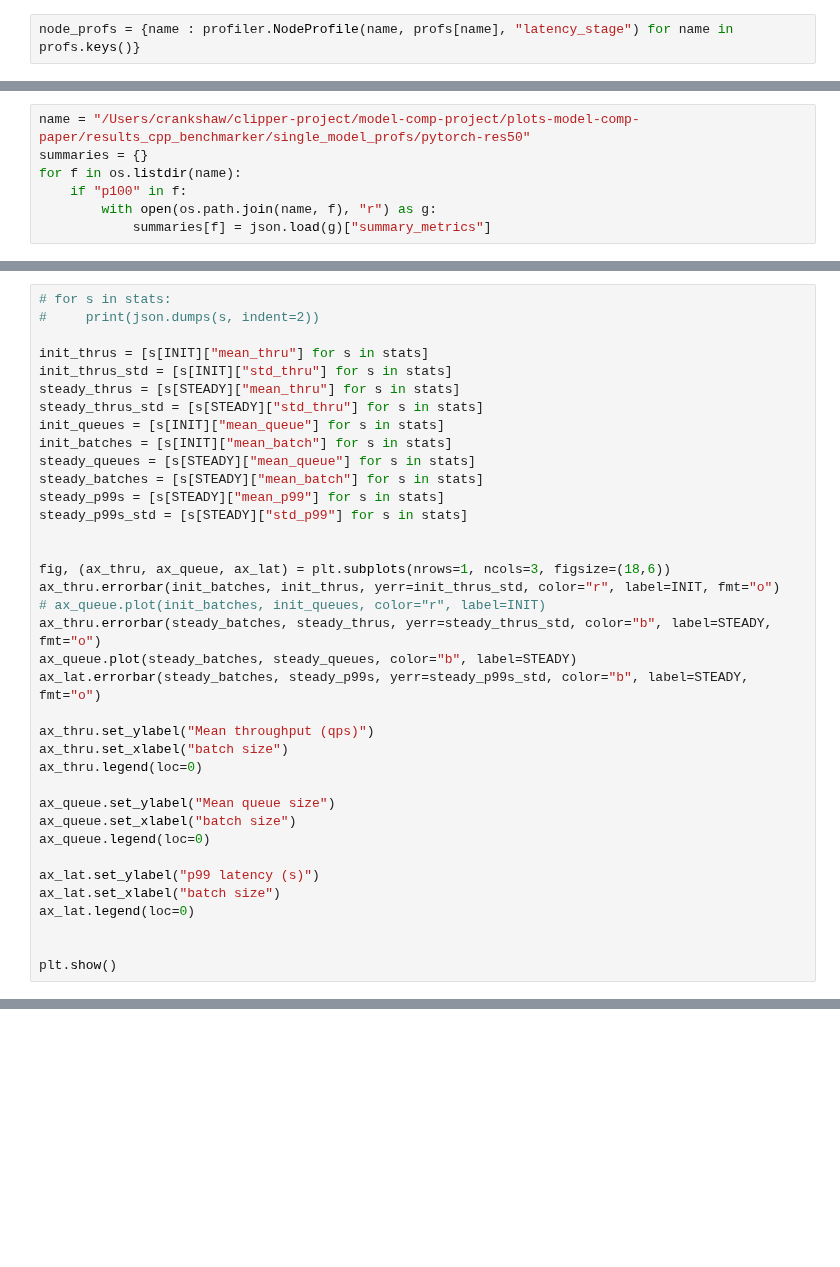
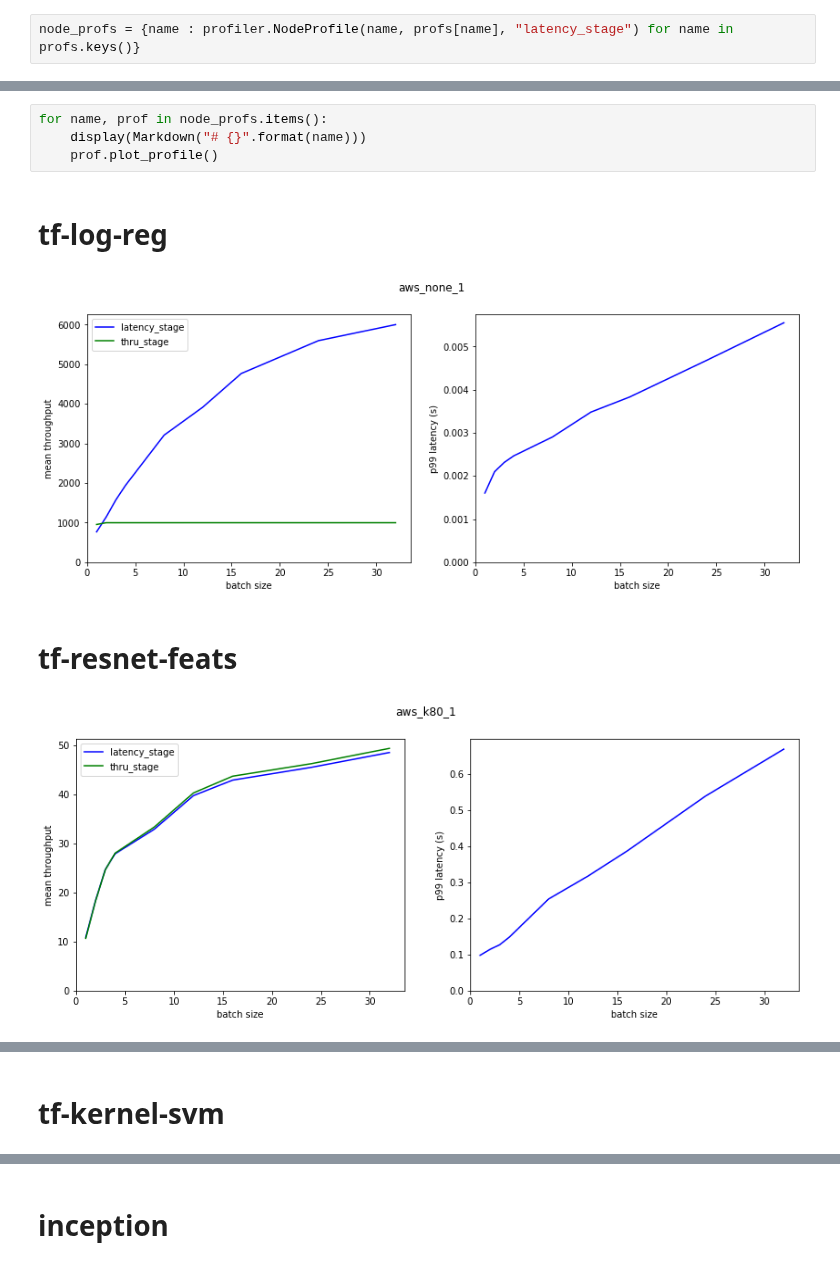
Before and after one commit to dcrankshaw/plots-model-comp-paper, a Jupyter notebook: optimizer/cpp_profiler_plots.ipynb, the cells around one changed output, grey strips where cells are left out. Drawn from its saved outputs; the diff is of its cells as text; blank space fills up the shorter version.

Commit message:
new profiler plots

```diff
--- a/optimizer/cpp_profiler_plots.ipynb
+++ b/optimizer/cpp_profiler_plots.ipynb
@@ -30,7 +20,0 @@ node_profs["res50"].plot_profile()
-# %%
-name = "/Users/crankshaw/clipper-project/model-comp-project/plots-model-comp-paper/results_cpp_benchmarker/single_model_profs/pytorch-res50"
-summaries = {}
-for f in os.listdir(name):
-    if "p100" in f:
-        with open(os.path.join(name, f), "r") as g:
-            summaries[f] = json.load(g)["summary_metrics"]
@@ -125,37 +21,9 @@ for run in all_runs:
-# %%
-# for s in stats:
-#     print(json.dumps(s, indent=2))
-
-init_thrus = [s[INIT]["mean_thru"] for s in stats]
-init_thrus_std = [s[INIT]["std_thru"] for s in stats]
-steady_thrus = [s[STEADY]["mean_thru"] for s in stats]
-steady_thrus_std = [s[STEADY]["std_thru"] for s in stats]
-init_queues = [s[INIT]["mean_queue"] for s in stats]
-init_batches = [s[INIT]["mean_batch"] for s in stats]
-steady_queues = [s[STEADY]["mean_queue"] for s in stats]
-steady_batches = [s[STEADY]["mean_batch"] for s in stats]
-steady_p99s = [s[STEADY]["mean_p99"] for s in stats]
-steady_p99s_std = [s[STEADY]["std_p99"] for s in stats]
-
-
-fig, (ax_thru, ax_queue, ax_lat) = plt.subplots(nrows=1, ncols=3, figsize=(18,6))
-ax_thru.errorbar(init_batches, init_thrus, yerr=init_thrus_std, color="r", label=INIT, fmt="o")
-# ax_queue.plot(init_batches, init_queues, color="r", label=INIT)
-ax_thru.errorbar(steady_batches, steady_thrus, yerr=steady_thrus_std, color="b", label=STEADY, fmt="o")
-ax_queue.plot(steady_batches, steady_queues, color="b", label=STEADY)
-ax_lat.errorbar(steady_batches, steady_p99s, yerr=steady_p99s_std, color="b", label=STEADY, fmt="o")
-
-ax_thru.set_ylabel("Mean throughput (qps)")
-ax_thru.set_xlabel("batch size")
-ax_thru.legend(loc=0)
-
-ax_queue.set_ylabel("Mean queue size")
-ax_queue.set_xlabel("batch size")
-ax_queue.legend(loc=0)
-
-ax_lat.set_ylabel("p99 latency (s)")
-ax_lat.set_xlabel("batch size")
-ax_lat.legend(loc=0)
-
-
-plt.show()
+# %%
+for name, prof in node_profs.items():
+    display(Markdown("# {}".format(name)))
+    prof.plot_profile()
+# %% [output]
+# tf-log-reg
+[figure, added]
+# tf-resnet-feats
+[figure, added]
@@ -161,0 +31 @@ plt.show()
+# tf-kernel-svm
@@ -161,0 +33 @@ plt.show()
+# inception
```
Also changed, not shown: parts of 6 cells of this notebook.
